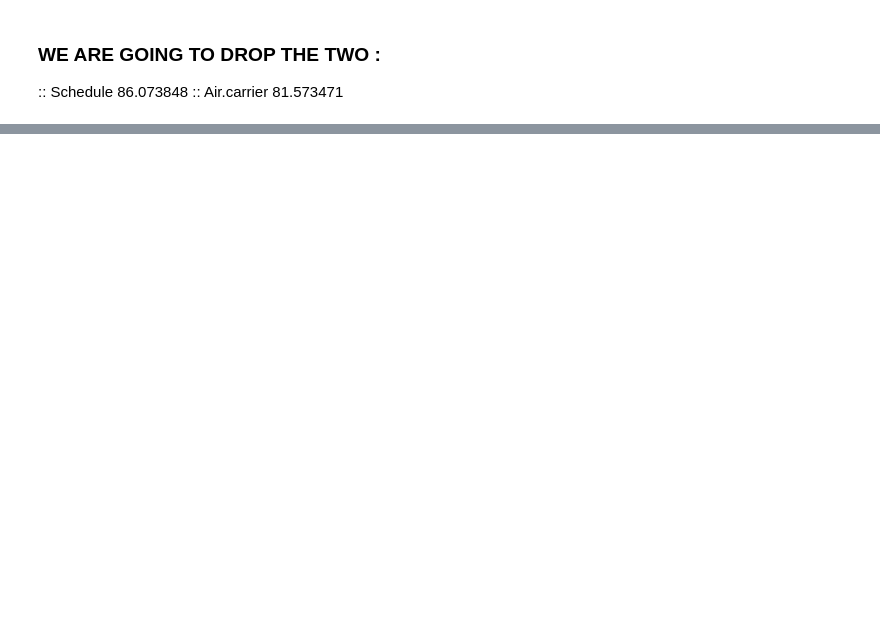
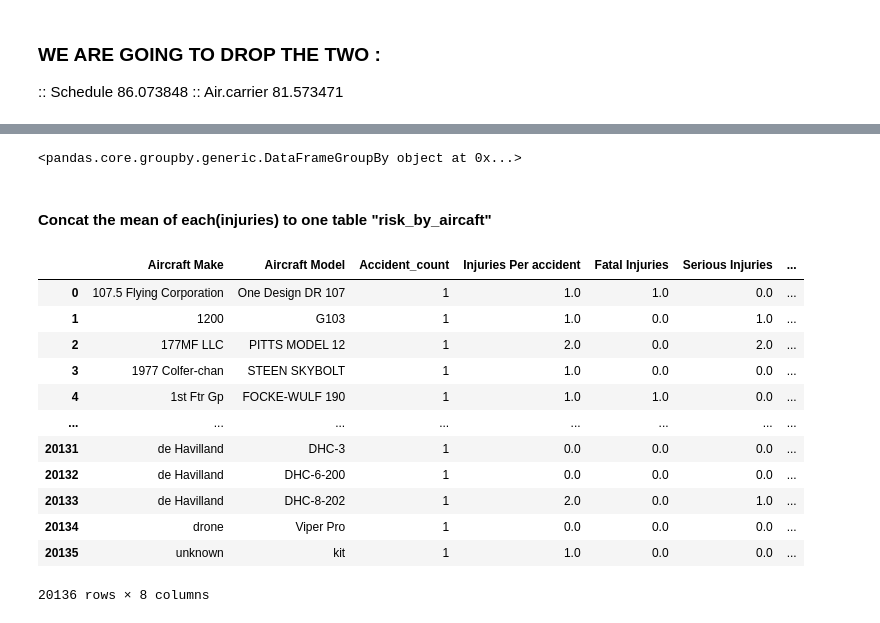
Before and after one commit to karanimwarimu/DSF-phase-1-project, a Jupyter notebook: student.ipynb, the cells around one changed output, grey strips where cells are left out. Drawn from its saved outputs; the diff is of its cells as text; code cells hidden in the pictures; blank space fills up the shorter version.

Commit message:
Analysed the data

```diff
--- a/student.ipynb
+++ b/student.ipynb
@@ -388,0 +474,41 @@ aviation_data.drop(columns= drp_colls )
+# %%
+group_aircraft = aviation_data.groupby(["Make" , "Model"])
+
+group_aircraft
+# %% [output]
+<pandas.core.groupby.generic.DataFrameGroupBy object at 0x...>
+# %%
+
+accidents = group_aircraft["Event.Id"].count()
+avg_injuries = group_aircraft["Total_injuries_per_accident"].mean()
+avg_fatalities = group_aircraft["Total.Fatal.Injuries"].mean()
+avg_serious = group_aircraft["Total.Serious.Injuries"].mean()
+avg_minor = group_aircraft["Total.Minor.Injuries"].mean()
+avg_non_injuries= group_aircraft["Total.Uninjured"].mean()
+# %% [markdown]
+#### Concat the mean of each(injuries) to one table "risk_by_aircaft"
+# %%
+risk_by_aircraft = pd.concat( [accidents, avg_injuries, avg_fatalities ,avg_serious , avg_minor , avg_non_injuries ] ,axis=1).reset_index()
+
+risk_by_aircraft = risk_by_aircraft.rename( columns = { "Make" : "Aircraft Make" , 'Model': "Aircraft Model" , "Event.Id" : "Accident_count" ,
+                            "Total_injuries_per_accident" :" Injuries Per accident" , 'Total.Fatal.Injuries' : " Fatal Injuries",
+                            'Total.Serious.Injuries' : 'Serious Injuries', 'Total.Minor.Injuries' : 'Minor Injuries', 'Total.Uninjured': 'Uninjured'})
+# %%
+#ensure the nan is filled with values
+risk_by_aircraft["Uninjured"] = risk_by_aircraft["Uninjured"].fillna(0)
+# %%
+risk_by_aircraft
+# %% [output]
+|  | Aircraft Make | Aircraft Model | Accident_count | Injuries Per accident | Fatal Injuries | Serious Injuries | ... |
+| 0 | 107.5 Flying Corporation | One Design DR 107 | 1 | 1.0 | 1.0 | 0.0 | ... |
+| 1 | 1200 | G103 | 1 | 1.0 | 0.0 | 1.0 | ... |
+| 2 | 177MF LLC | PITTS MODEL 12 | 1 | 2.0 | 0.0 | 2.0 | ... |
+| 3 | 1977 Colfer-chan | STEEN SKYBOLT | 1 | 1.0 | 0.0 | 0.0 | ... |
+| 4 | 1st Ftr Gp | FOCKE-WULF 190 | 1 | 1.0 | 1.0 | 0.0 | ... |
+| ... | ... | ... | ... | ... | ... | ... | ... |
+| 20131 | de Havilland | DHC-3 | 1 | 0.0 | 0.0 | 0.0 | ... |
+| 20132 | de Havilland | DHC-6-200 | 1 | 0.0 | 0.0 | 0.0 | ... |
+| 20133 | de Havilland | DHC-8-202 | 1 | 2.0 | 0.0 | 1.0 | ... |
+| 20134 | drone | Viper Pro | 1 | 0.0 | 0.0 | 0.0 | ... |
+| 20135 | unknown | kit | 1 | 1.0 | 0.0 | 0.0 | ... |
+20136 rows × 8 columns
```
Also changed, not shown: parts of 18 cells of this notebook.
